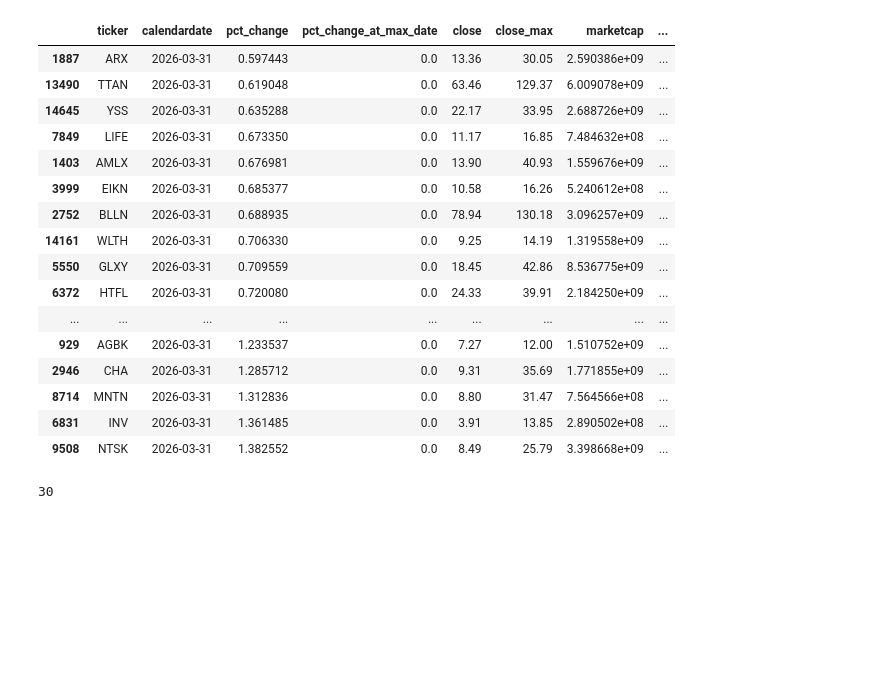
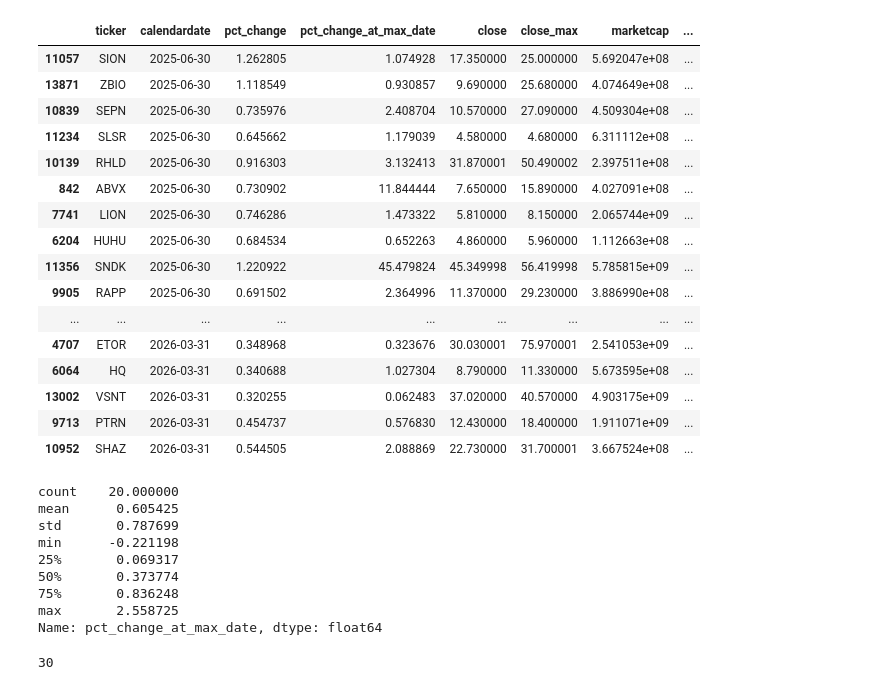
Before and after one commit to thomas-smithh/portfolio-optimisation, a Jupyter notebook: model_inference_pipeline.ipynb, the cells around one changed output. Drawn from its saved outputs; the diff is of its cells as text; code cells hidden in the pictures; blank space fills up the shorter version.

```diff
--- a/model_inference_pipeline.ipynb
+++ b/model_inference_pipeline.ipynb
@@ -5,8 +5,6 @@ import pandas as pd
 from data_extraction import main as extract_data
 from feature_derivation import main as derive_features
 
-data_folder = extract_data()
+#data_folder = extract_data()
 
-X_train, y_train, X_inference = derive_features(
-    data_folder=data_folder
-)
+data_folder = "Data_16_06_2026"
@@ -71,8 +88,11 @@ Name: y_true, dtype: float64
 # %%
+params = {'num_parallel_tree': 10, "colsample_bytree": 0.8, "colsample_bynode": 0.8}
+
 inference_predictions = mi.fit_and_predict(
     X_train,
     y_train,
-    X_inference
+    X_inference,
+    **params
 )
 # %%
 reload(mi)
@@ -85,27 +139,40 @@ inference_predictions.to_parquet(f'{data_folder}/results/inference_predictions.p
+# %%
+inference_performance_to_date[    (inference_performance_to_date.close >= 0.25*inference_performance_to_date.close_max)
+    & (inference_performance_to_date.marketcap >= inference_performance_to_date.marketcap_quantile)].sort_values('pct_change').groupby('calendardate').tail(10).sort_values('calendardate')#.groupby('calendardate').pct_change_at_max_date.describe().T
+# %% [output]
+|  | ticker | calendardate | pct_change | pct_change_at_max_date | close | close_max | marketcap | ... |
+| 11057 | SION | 2025-06-30 | 1.262805 | 1.074928 | 17.350000 | 25.000000 | 5.692047e+08 | ... |
+| 13871 | ZBIO | 2025-06-30 | 1.118549 | 0.930857 | 9.690000 | 25.680000 | 4.074649e+08 | ... |
+| 10839 | SEPN | 2025-06-30 | 0.735976 | 2.408704 | 10.570000 | 27.090000 | 4.509304e+08 | ... |
+| 11234 | SLSR | 2025-06-30 | 0.645662 | 1.179039 | 4.580000 | 4.680000 | 6.311112e+08 | ... |
+| 10139 | RHLD | 2025-06-30 | 0.916303 | 3.132413 | 31.870001 | 50.490002 | 2.397511e+08 | ... |
+| 842 | ABVX | 2025-06-30 | 0.730902 | 11.844444 | 7.650000 | 15.890000 | 4.027091e+08 | ... |
+| 7741 | LION | 2025-06-30 | 0.746286 | 1.473322 | 5.810000 | 8.150000 | 2.065744e+09 | ... |
+| 6204 | HUHU | 2025-06-30 | 0.684534 | 0.652263 | 4.860000 | 5.960000 | 1.112663e+08 | ... |
+| 11356 | SNDK | 2025-06-30 | 1.220922 | 45.479824 | 45.349998 | 56.419998 | 5.785815e+09 | ... |
+| 9905 | RAPP | 2025-06-30 | 0.691502 | 2.364996 | 11.370000 | 29.230000 | 3.886990e+08 | ... |
+| ... | ... | ... | ... | ... | ... | ... | ... | ... |
+| 4707 | ETOR | 2026-03-31 | 0.348968 | 0.323676 | 30.030001 | 75.970001 | 2.541053e+09 | ... |
+| 6064 | HQ | 2026-03-31 | 0.340688 | 1.027304 | 8.790000 | 11.330000 | 5.673595e+08 | ... |
+| 13002 | VSNT | 2026-03-31 | 0.320255 | 0.062483 | 37.020000 | 40.570000 | 4.903175e+09 | ... |
+| 9713 | PTRN | 2026-03-31 | 0.454737 | 0.576830 | 12.430000 | 18.400000 | 1.911071e+09 | ... |
+| 10952 | SHAZ | 2026-03-31 | 0.544505 | 2.088869 | 22.730000 | 31.700001 | 3.667524e+08 | ... |
 # %%
 inference_performance_to_date[
     (inference_performance_to_date.close >= 0.25*inference_performance_to_date.close_max)
     & (inference_performance_to_date.marketcap >= inference_performance_to_date.marketcap_quantile)
     & (inference_performance_to_date.calendardate == '2026-03-31')
-].sort_values('pct_change').groupby('calendardate').tail(40)
+].sort_values('pct_change').groupby('calendardate').tail(20).pct_change_at_max_date.describe()
 # %% [output]
-|  | ticker | calendardate | pct_change | pct_change_at_max_date | close | close_max | marketcap | ... |
-| 1887 | ARX | 2026-03-31 | 0.597443 | 0.0 | 13.36 | 30.05 | 2.590386e+09 | ... |
-| 13490 | TTAN | 2026-03-31 | 0.619048 | 0.0 | 63.46 | 129.37 | 6.009078e+09 | ... |
-| 14645 | YSS | 2026-03-31 | 0.635288 | 0.0 | 22.17 | 33.95 | 2.688726e+09 | ... |
-| 7849 | LIFE | 2026-03-31 | 0.673350 | 0.0 | 11.17 | 16.85 | 7.484632e+08 | ... |
-| 1403 | AMLX | 2026-03-31 | 0.676981 | 0.0 | 13.90 | 40.93 | 1.559676e+09 | ... |
-| 3999 | EIKN | 2026-03-31 | 0.685377 | 0.0 | 10.58 | 16.26 | 5.240612e+08 | ... |
-| 2752 | BLLN | 2026-03-31 | 0.688935 | 0.0 | 78.94 | 130.18 | 3.096257e+09 | ... |
-| 14161 | WLTH | 2026-03-31 | 0.706330 | 0.0 | 9.25 | 14.19 | 1.319558e+09 | ... |
-| 5550 | GLXY | 2026-03-31 | 0.709559 | 0.0 | 18.45 | 42.86 | 8.536775e+09 | ... |
-| 6372 | HTFL | 2026-03-31 | 0.720080 | 0.0 | 24.33 | 39.91 | 2.184250e+09 | ... |
-| ... | ... | ... | ... | ... | ... | ... | ... | ... |
-| 929 | AGBK | 2026-03-31 | 1.233537 | 0.0 | 7.27 | 12.00 | 1.510752e+09 | ... |
-| 2946 | CHA | 2026-03-31 | 1.285712 | 0.0 | 9.31 | 35.69 | 1.771855e+09 | ... |
-| 8714 | MNTN | 2026-03-31 | 1.312836 | 0.0 | 8.80 | 31.47 | 7.564566e+08 | ... |
-| 6831 | INV | 2026-03-31 | 1.361485 | 0.0 | 3.91 | 13.85 | 2.890502e+08 | ... |
-| 9508 | NTSK | 2026-03-31 | 1.382552 | 0.0 | 8.49 | 25.79 | 3.398668e+09 | ... |
+count    20.000000
+mean      0.605425
+std       0.787699
+min      -0.221198
+25%       0.069317
+50%       0.373774
+75%       0.836248
+max       2.558725
+Name: pct_change_at_max_date, dtype: float64
 # %%
 selected_stocks = [
     "NTSK",
```
Also changed, not shown: parts of 14 cells of this notebook, 1 other file.
